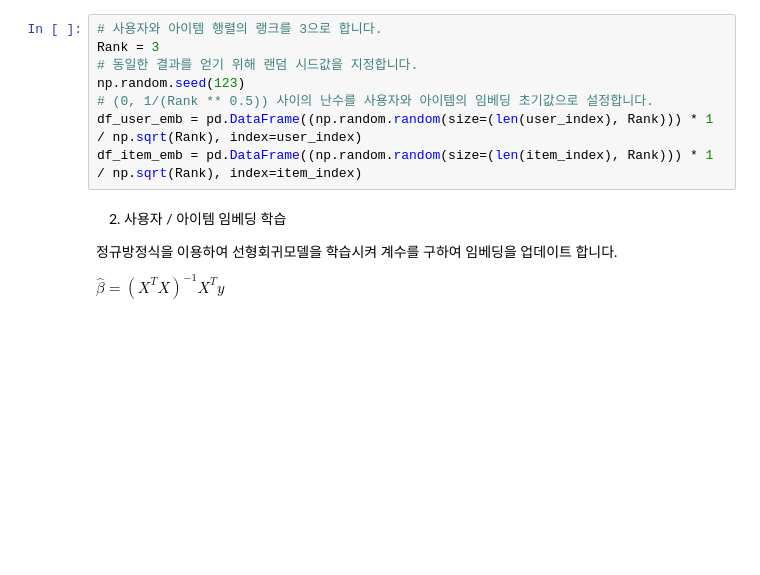
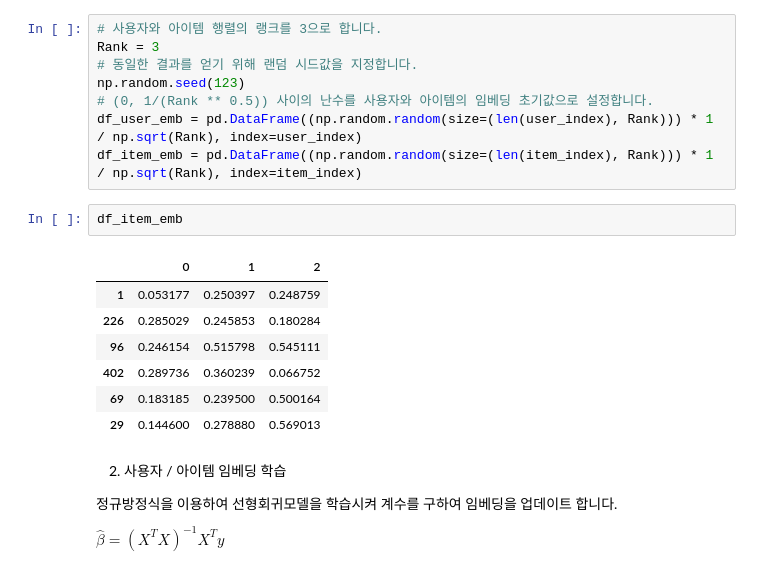
Before and after one commit to sunkusun9/rcmd_2312, a Jupyter notebook: 4.Matrix Factorization1.ipynb, the cells around one changed output. Cells and saved outputs as stored; diff of their text form; blank space fills up the shorter version.

```diff
--- a/4.Matrix Factorization1.ipynb
+++ b/4.Matrix Factorization1.ipynb
@@ -177,6 +177,16 @@ np.random.seed(123)
 # (0, 1/(Rank ** 0.5)) 사이의 난수를 사용자와 아이템의 임베딩 초기값으로 설정합니다.
 df_user_emb = pd.DataFrame((np.random.random(size=(len(user_index), Rank))) * 1 / np.sqrt(Rank), index=user_index)
 df_item_emb = pd.DataFrame((np.random.random(size=(len(item_index), Rank))) * 1 / np.sqrt(Rank), index=item_index)
+# %%
+df_item_emb
+# %% [output]
+|  | 0 | 1 | 2 |
+| 1 | 0.053177 | 0.250397 | 0.248759 |
+| 226 | 0.285029 | 0.245853 | 0.180284 |
+| 96 | 0.246154 | 0.515798 | 0.545111 |
+| 402 | 0.289736 | 0.360239 | 0.066752 |
+| 69 | 0.183185 | 0.239500 | 0.500164 |
+| 29 | 0.144600 | 0.278880 | 0.569013 |
 # %% [markdown]
 2. 사용자 / 아이템 임베딩 학습
 
```
Also changed, not shown: parts of 20 cells of this notebook, 3 other files.
